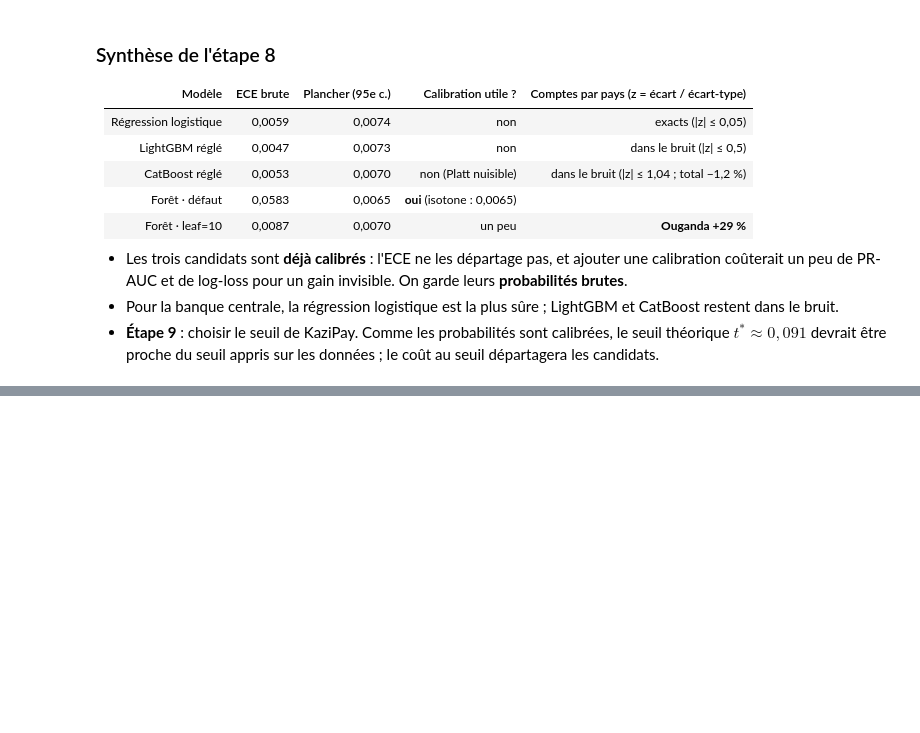
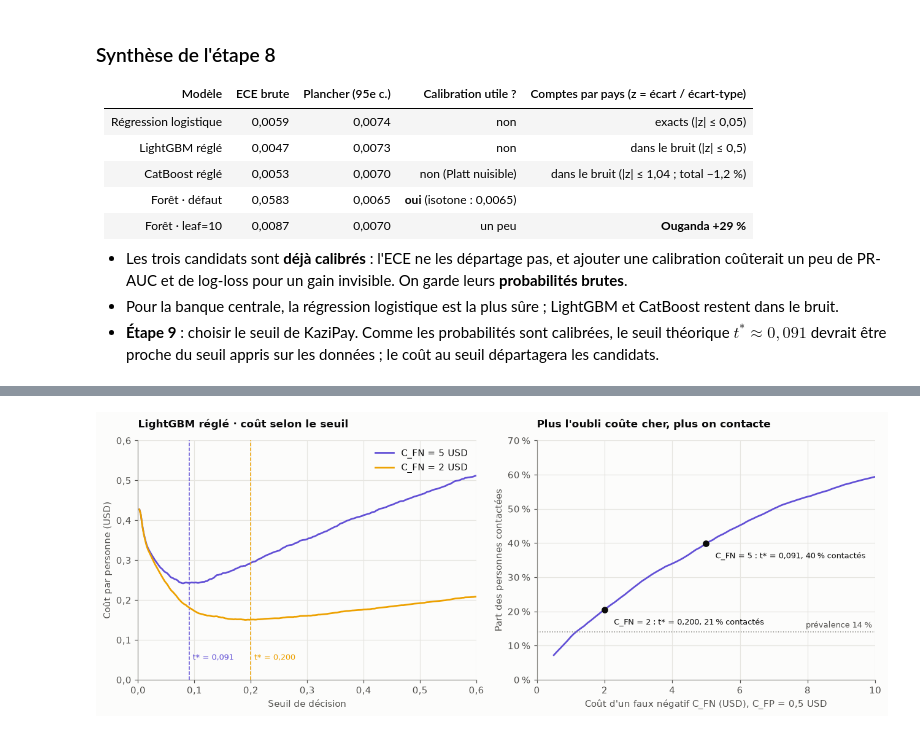
Before and after one commit to kmache/financial-inclusion-africa, a Jupyter notebook: notebooks/05_calibration_seuil.ipynb, the cells around one changed output, grey strips where cells are left out. Cells and saved outputs as stored; diff of their text form; code cells hidden in the pictures; blank space fills up the shorter version.

```diff
--- a/notebooks/05_calibration_seuil.ipynb
+++ b/notebooks/05_calibration_seuil.ipynb
@@ -462,0 +714,15 @@ plt.show()
+# %%
+t2 = theoretical_threshold(C_FP, 2.0)
+rows = []
+for name in CANDIDATS:
+    p = oof[(name, "brute")]
+    c2 = cost_curve(y_train, p, GRID, C_FP, 2.0)
+    for label, t in {"t* = 0,091 (C_FN = 5)": T_STAR, "t* = 0,2 (C_FN = 2)": t2}.items():
+        rows.append({"modèle": name, "seuil": label, "contactés": int((p >= t).sum()),
+                     "recall": ((p >= t) & (y_train == 1)).sum() / n_pos,
+                     "coût avec C_FN = 2 (USD)": cost_curve(y_train, p, [t], C_FP, 2.0)[0],
+                     "meilleur seuil empirique (C_FN = 2)": GRID[c2.argmin()]})
+q94 = pd.DataFrame(rows).set_index(["modèle", "seuil"])
+print(f"t* avec C_FN = 2 : {t2:.3f} · contacter tout le monde {C_FP * n_neg:,.1f} USD · "
+      f"ne contacter personne {2.0 * n_pos:,.1f} USD")
+q94.round(3)
@@ -462,0 +739,36 @@ plt.show()
+# %%
+p = oof[("LightGBM réglé", "brute")]
+fig, axes = plt.subplots(1, 2, figsize=(12, 4.6))
+ax = axes[0]
+for c_fn, color in [(5.0, viz.COMPOSITION[1]), (2.0, viz.COMPOSITION[2])]:
+    t = theoretical_threshold(C_FP, c_fn)
+    c = cost_curve(y_train, p, GRID, C_FP, c_fn) / N_PEOPLE
+    ax.plot(GRID, c, color=color, lw=1.8, label=f"C_FN = {viz.fr(f'{c_fn:g}')} USD")
+    ax.axvline(t, color=color, lw=1, ls="--")
+    ax.text(t + 0.006, 0.05, f"t* = {viz.fr(f'{t:.3f}')}", color=color, fontsize=8.5)
+ax.set(xlim=(0, 0.6), ylim=(0, 0.6), xlabel="Seuil de décision", ylabel="Coût par personne (USD)",
+       title="LightGBM réglé · coût selon le seuil")
+viz.fr_axis(ax, "both", "{:.1f}")
+ax.legend(loc="upper right")
+
+ax = axes[1]
+c_fns = np.linspace(0.5, 10, 96)
+ts = [theoretical_threshold(C_FP, c) for c in c_fns]
+share = [(p >= t).mean() for t in ts]
+ax.plot(c_fns, share, color=viz.COMPOSITION[1], lw=1.8)
+for c_fn in [2.0, 5.0]:
+    t = theoretical_threshold(C_FP, c_fn)
+    s = (p >= t).mean()
+    ax.plot(c_fn, s, "o", color=viz.INK, ms=6)
+    ax.annotate(f"C_FN = {viz.fr(f'{c_fn:g}')} : t* = {viz.fr(f'{t:.3f}')}, {viz.fmt_pct(s, 0)} contactés",
+                (c_fn, s), xytext=(10, -16), textcoords="offset points", fontsize=8.5)
+ax.axhline(y_train.mean(), color=viz.INK_3, ls=":", lw=1)
+ax.text(9.9, y_train.mean() + 0.012, "prévalence 14 %", ha="right", fontsize=8.5, color=viz.INK_2)
+ax.set(xlim=(0, 10), ylim=(0, 0.7), xlabel="Coût d'un faux négatif C_FN (USD), C_FP = 0,5 USD",
+       ylabel="Part des personnes contactées", title="Plus l'oubli coûte cher, plus on contacte")
+ax.yaxis.set_major_formatter(plt.FuncFormatter(lambda v, _: viz.fmt_pct(v, 0)))
+fig.tight_layout()
+viz.save(fig, "09_cout_faux_negatif")
+plt.show()
+# %% [output]
+[figure, added]
```
Also changed, not shown: parts of 29 cells of this notebook, 9 other files.
